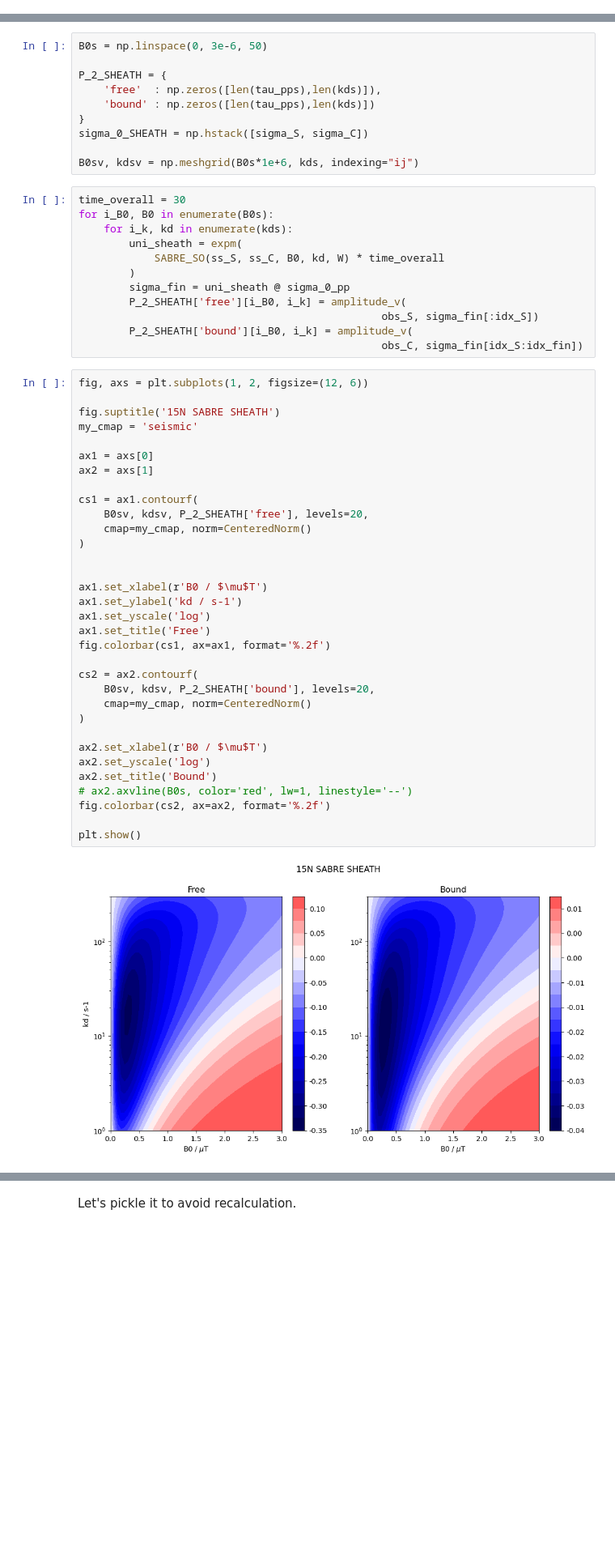
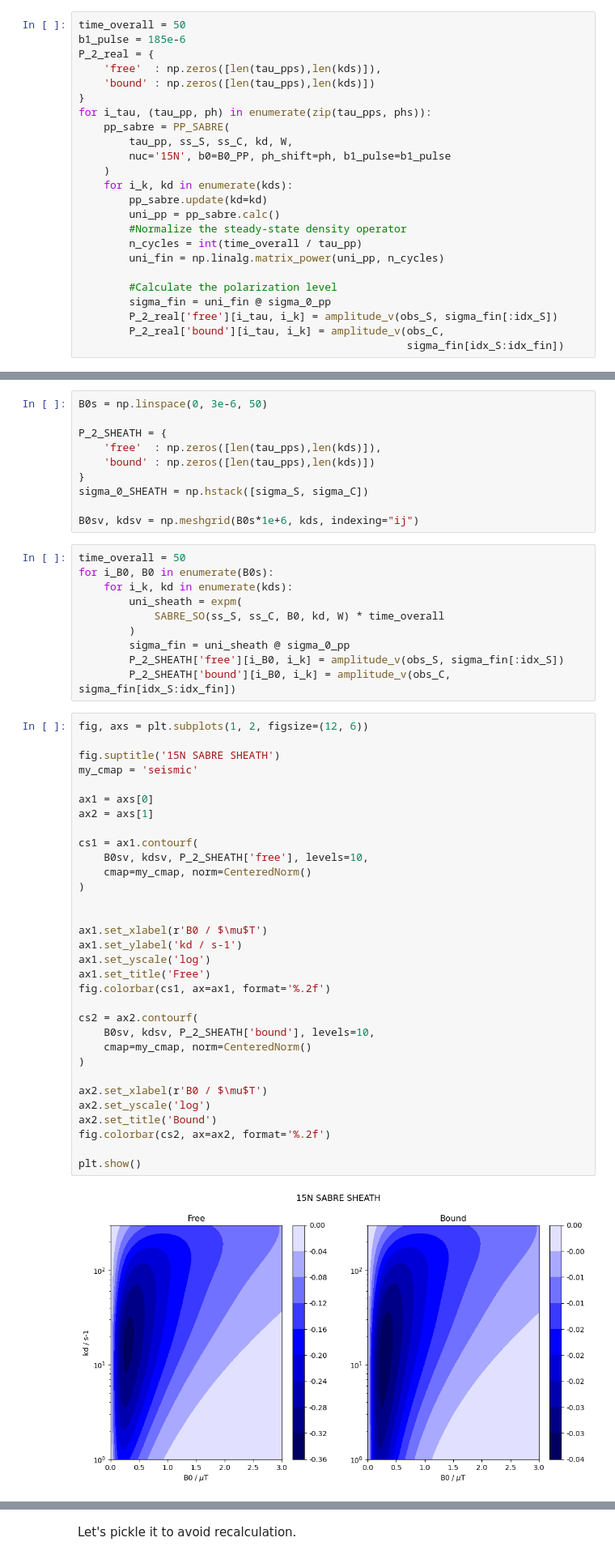
Before and after one commit to L-Siemons/SpinSimulation, a Jupyter notebook: examples/SABRE_PP.ipynb, the cells around one changed output, grey strips where cells are left out. Shown at 81% size. Saved outputs shown, nothing was run; the diff lists cells and outputs as text; blank space fills up the shorter version.

```diff
--- a/examples/SABRE_PP.ipynb
+++ b/examples/SABRE_PP.ipynb
@@ -602,0 +902,24 @@ Cool, there is no difference.
+# %%
+time_overall = 50
+b1_pulse = 185e-6
+P_2_real = {
+    'free'  : np.zeros([len(tau_pps),len(kds)]),
+    'bound' : np.zeros([len(tau_pps),len(kds)])
+}
+for i_tau, (tau_pp, ph) in enumerate(zip(tau_pps, phs)):
+    pp_sabre = PP_SABRE(
+        tau_pp, ss_S, ss_C, kd, W,
+        nuc='15N', b0=B0_PP, ph_shift=ph, b1_pulse=b1_pulse
+    )
+    for i_k, kd in enumerate(kds):
+        pp_sabre.update(kd=kd)
+        uni_pp = pp_sabre.calc()
+        #Normalize the steady-state density operator
+        n_cycles = int(time_overall / tau_pp)
+        uni_fin = np.linalg.matrix_power(uni_pp, n_cycles)
+
+        #Calculate the polarization level
+        sigma_fin = uni_fin @ sigma_0_pp
+        P_2_real['free'][i_tau, i_k] = amplitude_v(obs_S, sigma_fin[:idx_S])
+        P_2_real['bound'][i_tau, i_k] = amplitude_v(obs_C,
+                                                    sigma_fin[idx_S:idx_fin])
@@ -613,49 +993,46 @@ sigma_0_SHEATH = np.hstack([sigma_S, sigma_C])
 
 B0sv, kdsv = np.meshgrid(B0s*1e+6, kds, indexing="ij")
 # %%
-time_overall = 30
+time_overall = 50
 for i_B0, B0 in enumerate(B0s):
     for i_k, kd in enumerate(kds):
         uni_sheath = expm(
             SABRE_SO(ss_S, ss_C, B0, kd, W) * time_overall
         )
         sigma_fin = uni_sheath @ sigma_0_pp
-        P_2_SHEATH['free'][i_B0, i_k] = amplitude_v(
-                                                obs_S, sigma_fin[:idx_S])
-        P_2_SHEATH['bound'][i_B0, i_k] = amplitude_v(
-                                                obs_C, sigma_fin[idx_S:idx_fin])
+        P_2_SHEATH['free'][i_B0, i_k] = amplitude_v(obs_S, sigma_fin[:idx_S])
+        P_2_SHEATH['bound'][i_B0, i_k] = amplitude_v(obs_C, sigma_fin[idx_S:idx_fin])
 # %%
 fig, axs = plt.subplots(1, 2, figsize=(12, 6))
 
 fig.suptitle('15N SABRE SHEATH')
 my_cmap = 'seismic'
 
 ax1 = axs[0]
 ax2 = axs[1]
 
 cs1 = ax1.contourf(
-    B0sv, kdsv, P_2_SHEATH['free'], levels=20,
+    B0sv, kdsv, P_2_SHEATH['free'], levels=10,
     cmap=my_cmap, norm=CenteredNorm()
 )
 
 
 ax1.set_xlabel(r'B0 / $\mu$T')
 ax1.set_ylabel('kd / s-1')
 ax1.set_yscale('log')
 ax1.set_title('Free')
 fig.colorbar(cs1, ax=ax1, format='%.2f')
 
 cs2 = ax2.contourf(
-    B0sv, kdsv, P_2_SHEATH['bound'], levels=20,
+    B0sv, kdsv, P_2_SHEATH['bound'], levels=10,
     cmap=my_cmap, norm=CenteredNorm()
 )
 
 ax2.set_xlabel(r'B0 / $\mu$T')
 ax2.set_yscale('log')
 ax2.set_title('Bound')
-# ax2.axvline(B0s, color='red', lw=1, linestyle='--')
 fig.colorbar(cs2, ax=ax2, format='%.2f')
 
 plt.show()
 # %% [output]
-[figure, old version]
+[figure, new version]
```
Also changed, not shown: parts of 83 cells of this notebook.
